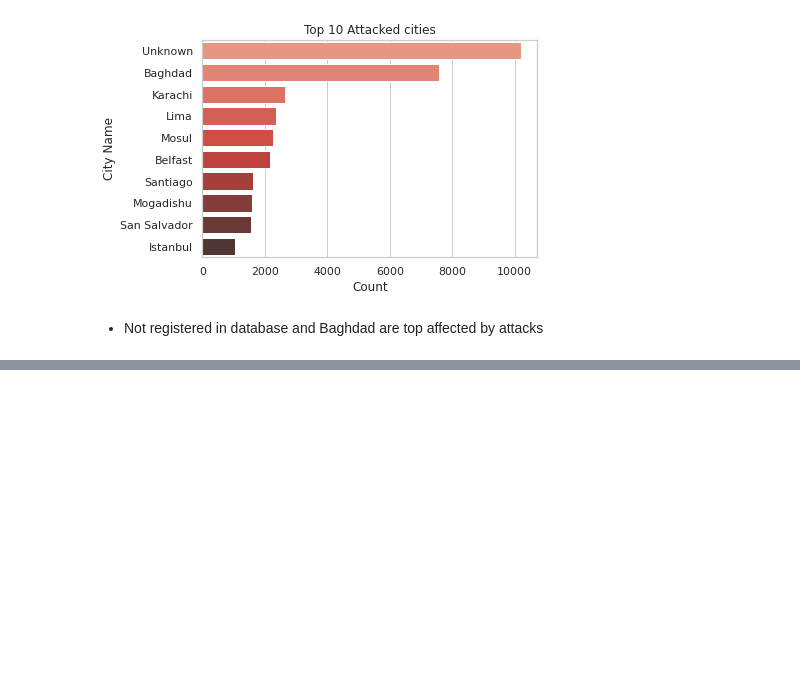
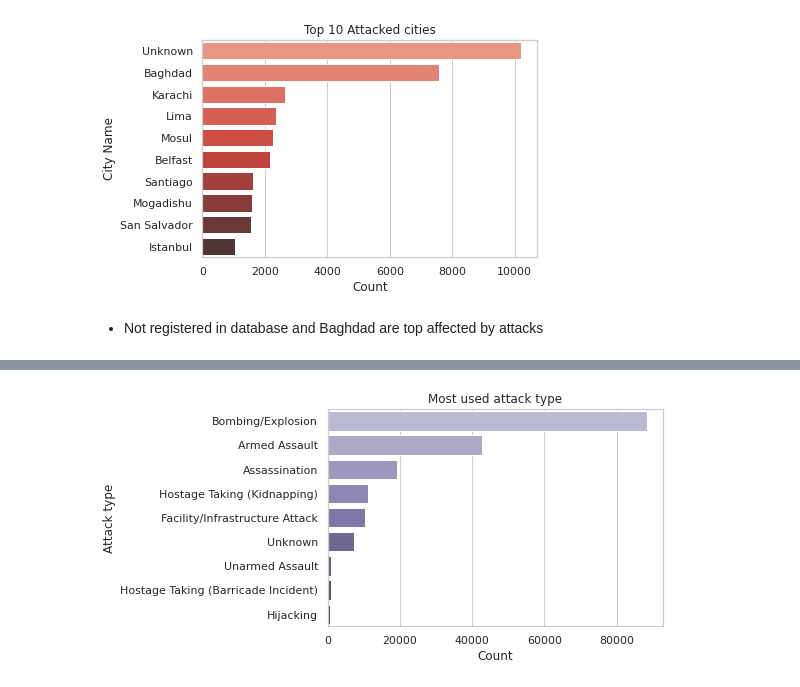
Before and after one commit to Jayjake1/DataAnalysis, a Jupyter notebook: Global_Terrorism_Analysis.ipynb, the cells around one changed output, grey strips where cells are left out. Drawn from its saved outputs; the diff is of its cells as text; code cells hidden in the pictures; blank space fills up the shorter version.

```diff
--- a/Global_Terrorism_Analysis.ipynb
+++ b/Global_Terrorism_Analysis.ipynb
@@ -447,3 +447,7 @@ ax = sns.barplot(x="Count", y="City Name", data=city_wise[:10],
 [figure]
 # %% [markdown]
 - Not registered in database and Baghdad are top affected by attacks
+# %%
+attack_type=data['attacktype1_txt'].value_counts().reset_index()
+attack_type.rename(columns={"index":'Attack type','attacktype1_txt':'Count'},inplace=True)
+attack_type
@@ -449,0 +465,5 @@ ax = sns.barplot(x="Count", y="City Name", data=city_wise[:10],
+# %%
+ax = sns.barplot(x="Count", y="Attack type", data=attack_type,
+                 palette="Purples_d").set_title('Most used attack type')
+# %% [output]
+[figure, added]
```
Also changed, not shown: parts of 18 cells of this notebook.
